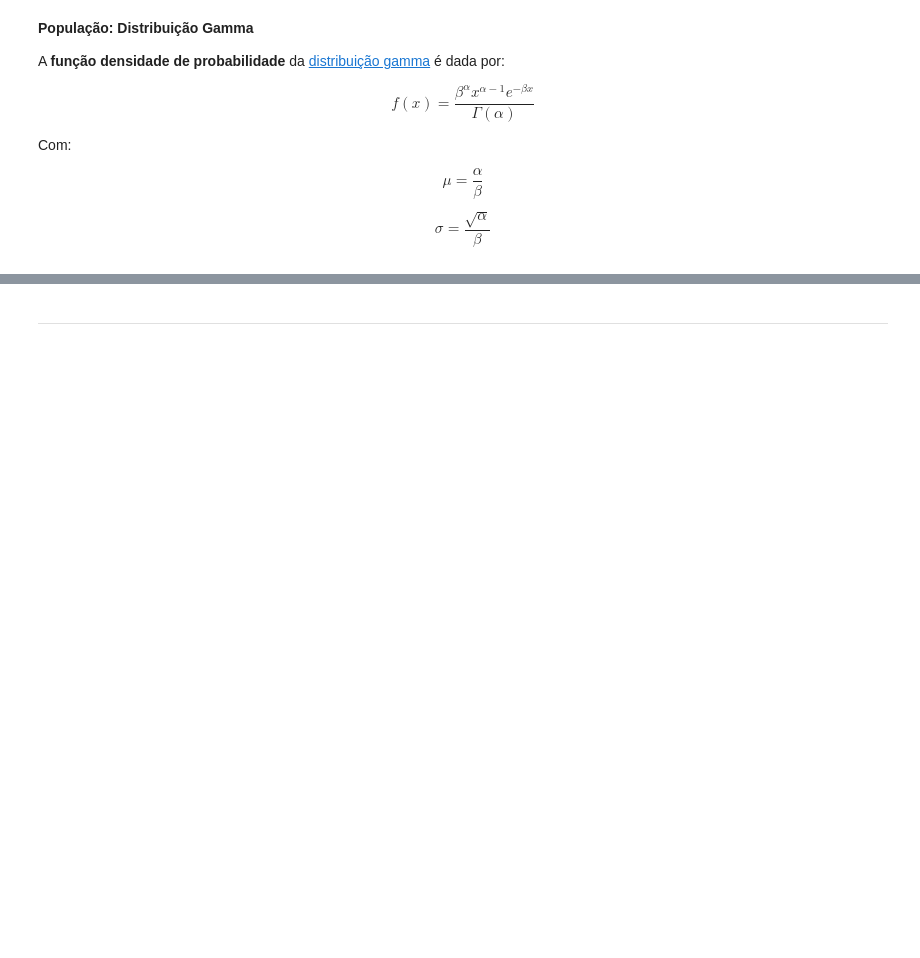
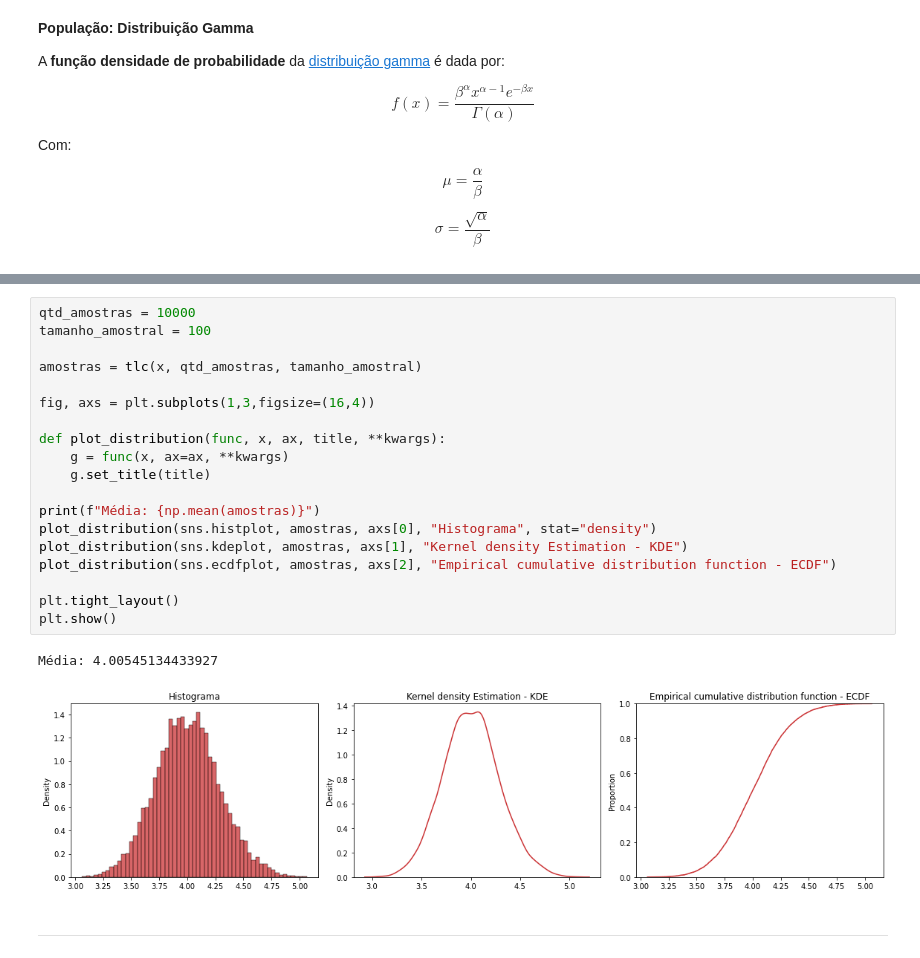
Before and after one commit to rocabrera/curso_ml, a Jupyter notebook: semana_5/intro_estatistica_inferencial_gabarito.ipynb, the cells around one changed output, grey strips where cells are left out. Drawn from its saved outputs; the diff is of its cells as text; blank space fills up the shorter version.

```diff
--- a/semana_5/intro_estatistica_inferencial_gabarito.ipynb
+++ b/semana_5/intro_estatistica_inferencial_gabarito.ipynb
@@ -215,3 +324,25 @@ $$ \sigma = \frac{\sqrt{\alpha}}{\beta} $$
+# %%
+qtd_amostras = 10000
+tamanho_amostral = 100
+
+amostras = tlc(x, qtd_amostras, tamanho_amostral)
+
+fig, axs = plt.subplots(1,3,figsize=(16,4))
+
+def plot_distribution(func, x, ax, title, **kwargs):
+    g = func(x, ax=ax, **kwargs)
+    g.set_title(title)
+
+print(f"Média: {np.mean(amostras)}")
+plot_distribution(sns.histplot, amostras, axs[0], "Histograma", stat="density")
+plot_distribution(sns.kdeplot, amostras, axs[1], "Kernel density Estimation - KDE")
+plot_distribution(sns.ecdfplot, amostras, axs[2], "Empirical cumulative distribution function - ECDF")
+
+plt.tight_layout()
+plt.show()
+# %% [output]
+Média: 4.00545134433927
+[figure, added]
 # %% [markdown]
 ____
 # %% [markdown]
```
Also changed, not shown: parts of 36 cells of this notebook.
